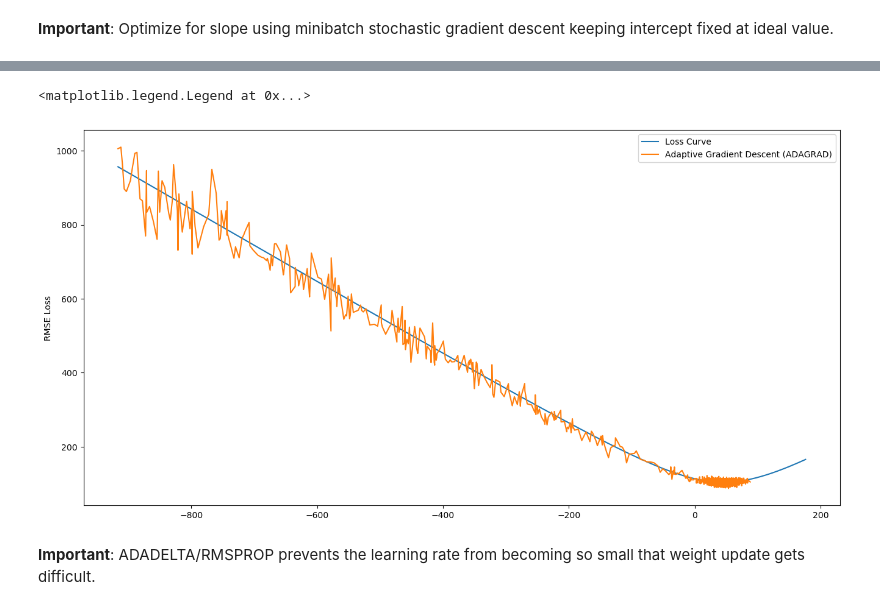
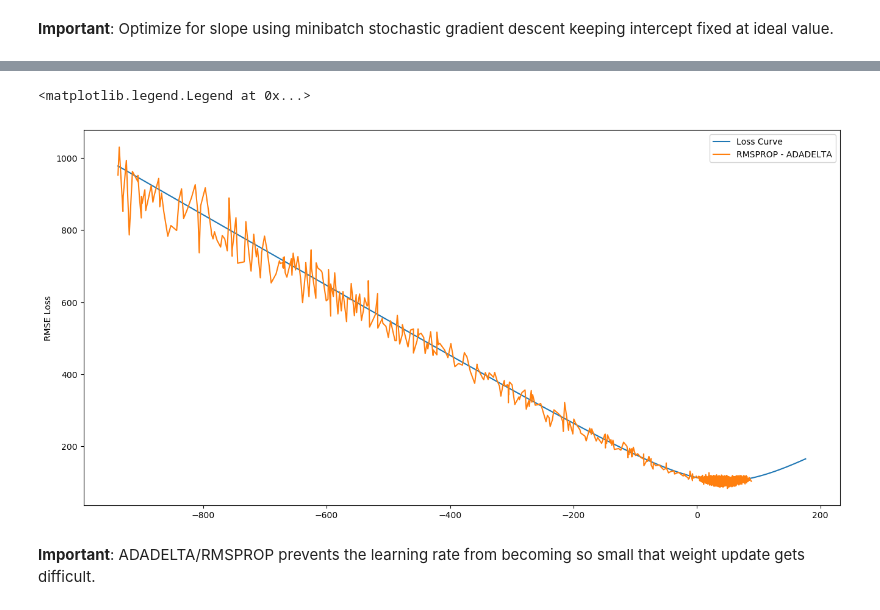
Before and after one commit to Abhi-gitone/Machine-Learning-from-Scratch, a Jupyter notebook: ADADELTA_AND_RMSPROP/ADADELTA_AND_RMSPROP.ipynb, the cells around one changed output, grey strips where cells are left out. Saved outputs shown, nothing was run; the diff lists cells and outputs as text; code cells hidden in the pictures.

```diff
--- a/ADADELTA_AND_RMSPROP/ADADELTA_AND_RMSPROP.ipynb
+++ b/ADADELTA_AND_RMSPROP/ADADELTA_AND_RMSPROP.ipynb
@@ -133,21 +133,21 @@ final_loss: 104.79    ideal_loss: 104.01
 # %%
 %matplotlib inline
 
 plt, ax = plt.subplots(figsize=(16,8))
 
 sns.lineplot(x=np.linspace(min(m_list), 2*max(m_list), num_epochs),
             y=[RMSE(m=m, c=c, x=X, y_true=y) for m in np.linspace(min(m_list), 2*max(m_list), num_epochs)],
             ax=ax)
 
 sns.lineplot(x=m_list, y=loss_list, ax=ax)
 
 ax.set_label('Slope (m)')
 
 ax.set_ylabel('RMSE Loss')
 
-ax.legend(['Loss Curve', 'Adaptive Gradient Descent (ADAGRAD)'])
+ax.legend(['Loss Curve', 'RMSPROP - ADADELTA'])
 # %% [output]
 <matplotlib.legend.Legend at 0x...>
-[figure, old version]
+[figure, new version]
 # %% [markdown]
 **Important**: ADADELTA/RMSPROP prevents the learning rate from becoming so small that weight update gets difficult.
```
Also changed, not shown: parts of 5 cells of this notebook, 1 other file.
